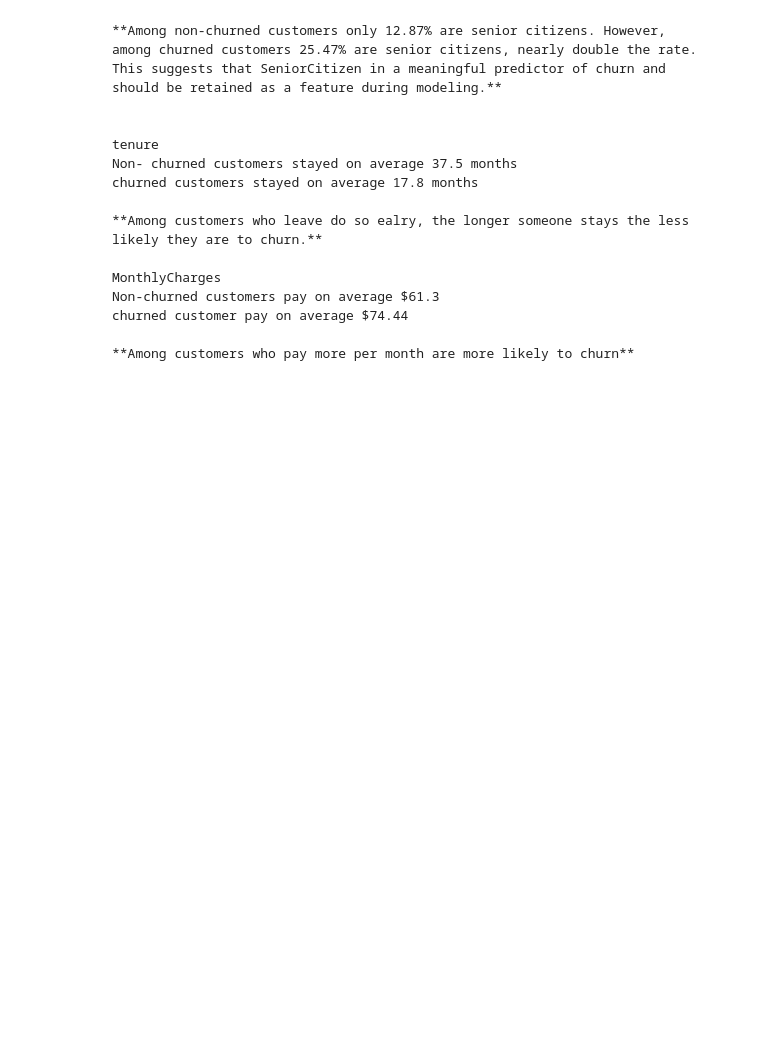
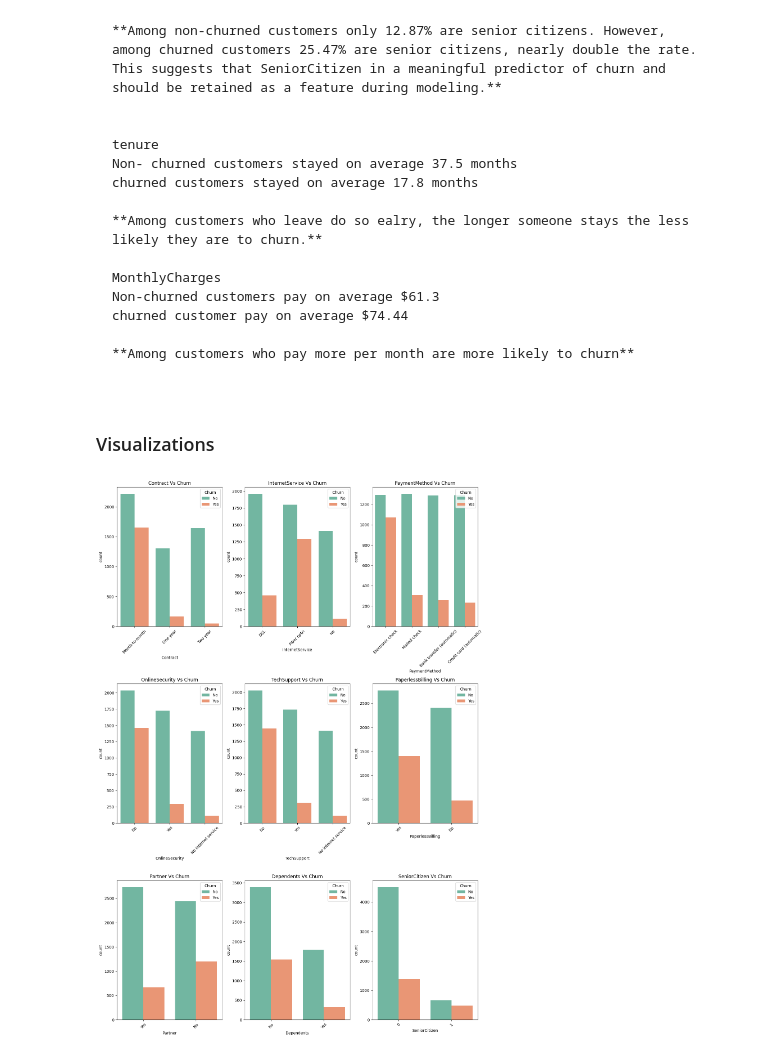
Before and after one commit to the-liyanage/applied-machine-learning, a Jupyter notebook: classification/customer-churn-project/notebooks/eda.ipynb, the cells around one changed output. Saved outputs shown, nothing was run; the diff lists cells and outputs as text; code cells hidden in the pictures; blank space fills up the shorter version.

Commit message:
plots added

````diff
--- a/classification/customer-churn-project/notebooks/eda.ipynb
+++ b/classification/customer-churn-project/notebooks/eda.ipynb
@@ -4,9 +4,7 @@ import numpy as np
 import matplotlib.pyplot as plt
 import seaborn as sns
 # %%
-# Make plots look nice
-plt.style.use("dark_background")
-sns.set_palette("husl")
+
 
 # Show all columns when printing dataframes
 pd.set_option("display.max_columns", None)
@@ -279,3 +277,31 @@ churned customer pay on average $74.44
 **Among customers who pay more per month are more likely to churn**
 
 ```
+# %% [markdown]
+### Visualizations
+# %%
+# Selected based on groupby churn analysis -
+# columns with significant churn rate differences
+
+important_cat_cols = ["Contract", "InternetService", "PaymentMethod",
+                      "OnlineSecurity", "TechSupport", "PaperlessBilling",
+                      "Partner", "Dependents", "SeniorCitizen"]
+
+
+# Numerical columns for boxplot analysis
+important_num_cols = ["tenure", "MonthlyCharges"]
+# %%
+# Cat cols
+
+fig, axes = plt.subplots(3, 3, figsize =(14, 20))
+axes = axes.flatten()
+
+for i, col in enumerate(important_cat_cols):
+    sns.countplot(x = col, hue = "Churn",  data = df, ax = axes[i], palette = "Set2")
+    axes[i].set_title(f"{col} Vs Churn")
+    axes[i].tick_params(axis = "x", rotation = 45)
+
+plt.tight_layout()
+plt.show()
+# %% [output]
+[figure, added]
````
Also changed, not shown: parts of 3 cells of this notebook.
